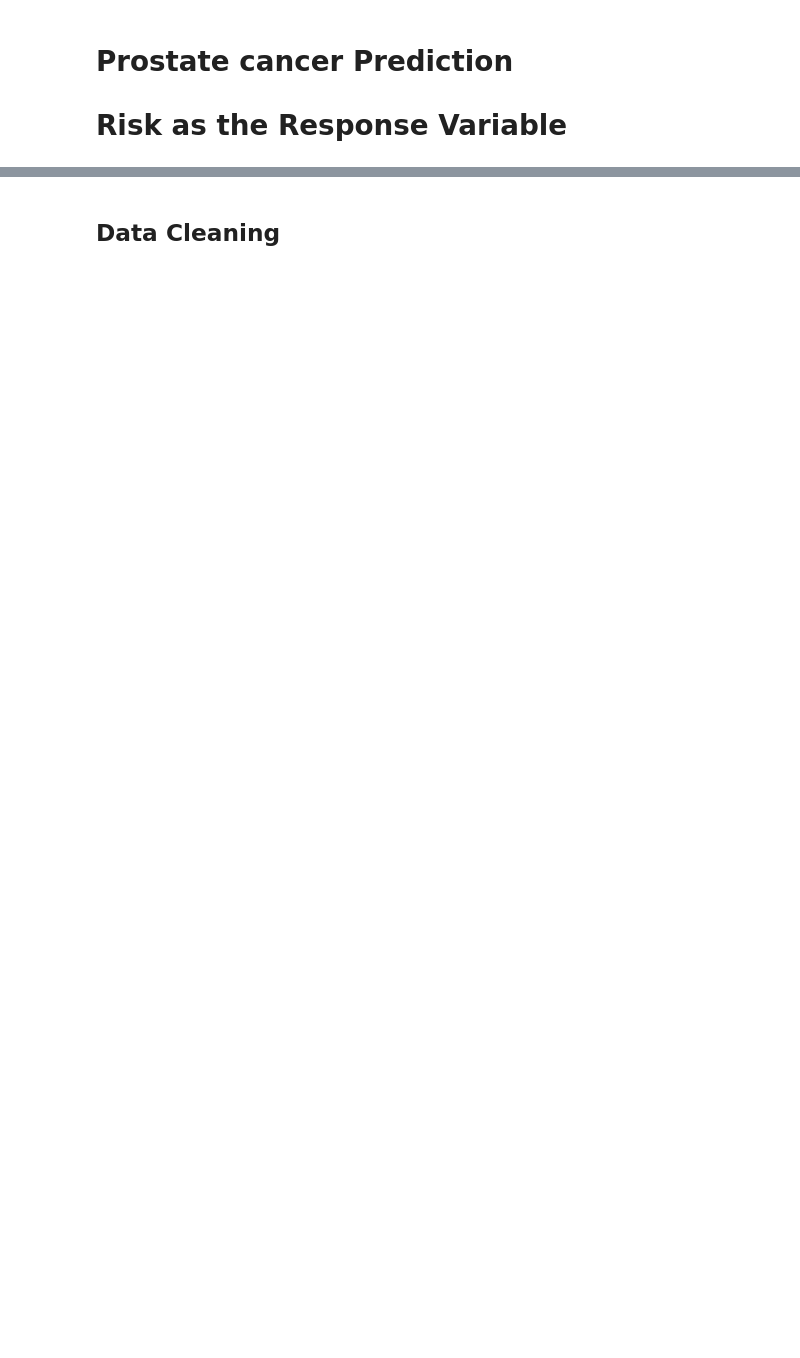
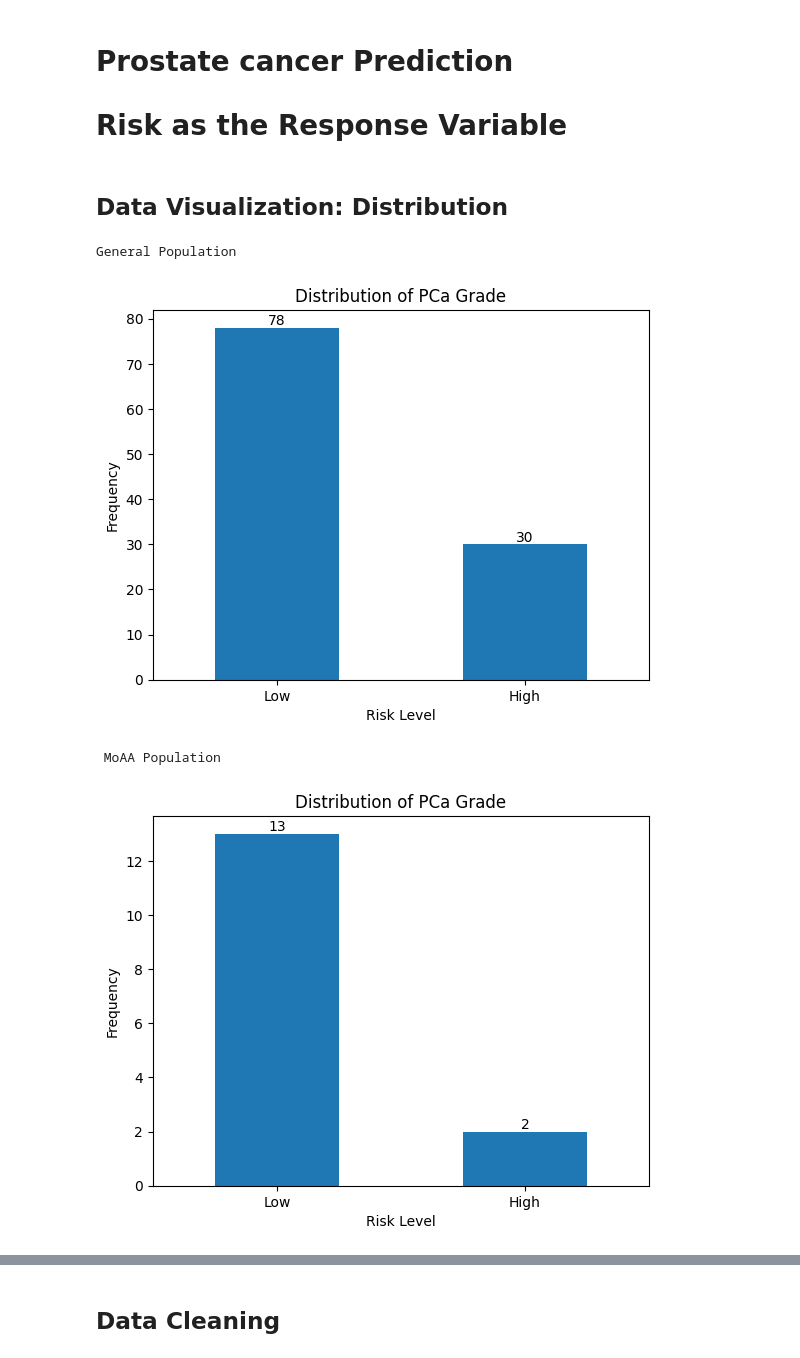
Before and after one commit to Tinovimba-Hove/Prostate-Cancer-Prediction-MachineLearning, a Jupyter notebook: PCA Analysis.ipynb, the cells around one changed output, grey strips where cells are left out. Saved outputs shown, nothing was run; the diff lists cells and outputs as text; code cells hidden in the pictures; blank space fills up the shorter version.

```diff
--- a/PCA Analysis.ipynb
+++ b/PCA Analysis.ipynb
@@ -0,0 +62,21 @@
+# %%
+dataMoAA = pd.read_excel("PCA_Data.xlsx")
+dataMoAA['PSA'] = dataMoAA['baselinePSA']
+
+dataMoAA = dataMoAA[dataMoAA['RACE'] == 'Black']
+
+# Remove outliers for each variable
+for col in ['Exon9', 'Exon4a', 'Exon4b', 'PSA']:
+    dataMoAA[col] = remove_outliers(dataMoAA[col])
+
+# Drop rows with missing values
+dataMoAA = dataMoAA.dropna(subset=['Exon9', 'Exon4a', 'PSA'])
+
+dataMoAA['Gleason'].replace('N/A', 0, inplace=True)
+
+# Convert Gleason Risk to binary: 1 for High, 0 for Low
+dataMoAA['GleasonRiskBinary'] = dataMoAA['GleasonRiskCode'].astype('category')
+
+dataMoAA['GleasonCodes'] = np.where(dataMoAA['Gleason'] == 0, 0,
+                                 np.where(dataMoAA['Gleason'] == 6, 1,
+                                          np.where(dataMoAA['Gleason'] >= 7, 2, 0)))
@@ -25,0 +114,28 @@ from scipy import stats
+# %% [markdown]
+## Data Visualization: Distribution
+# %%
+def plot_risk_distribution(data, title):
+    counts = data['Gleason Risk'].value_counts()
+    counts.plot(kind='bar')
+    plt.title(title)
+    plt.xlabel('Risk Level')
+    plt.ylabel('Frequency')
+    plt.xticks(rotation=0)  # Keep labels horizontal for better readability
+
+    # Add numbers on top of the bars
+    for index, value in enumerate(counts):
+        plt.text(index, value, str(value), ha='center', va='bottom', fontsize=10)
+
+    plt.show()
+
+# Plot distributions for both datasets
+print("General Population")
+plot_risk_distribution(data, 'Distribution of PCa Grade')
+
+print("\n\n MoAA Population")
+plot_risk_distribution(dataMoAA, 'Distribution of PCa Grade')
+# %% [output]
+General Population
+[figure, added]
+ MoAA Population
+[figure, added]
```
Also changed, not shown: parts of 107 cells of this notebook, 4 other files.
